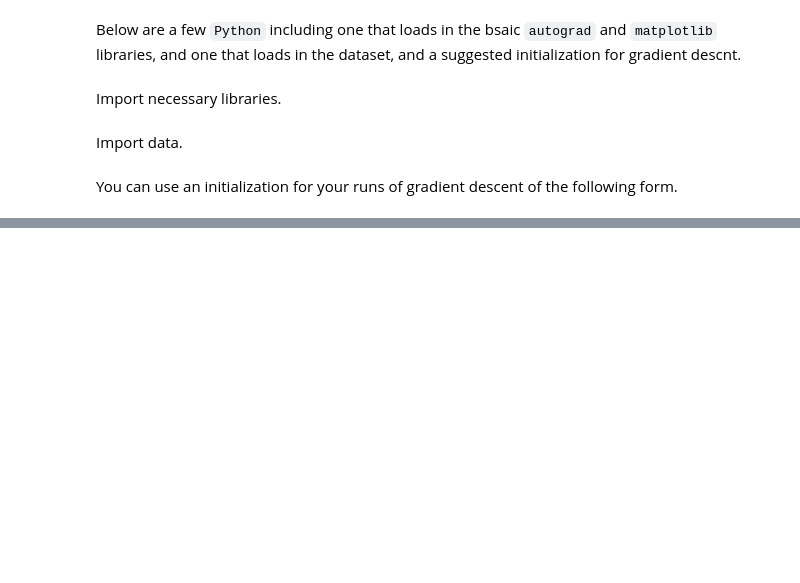
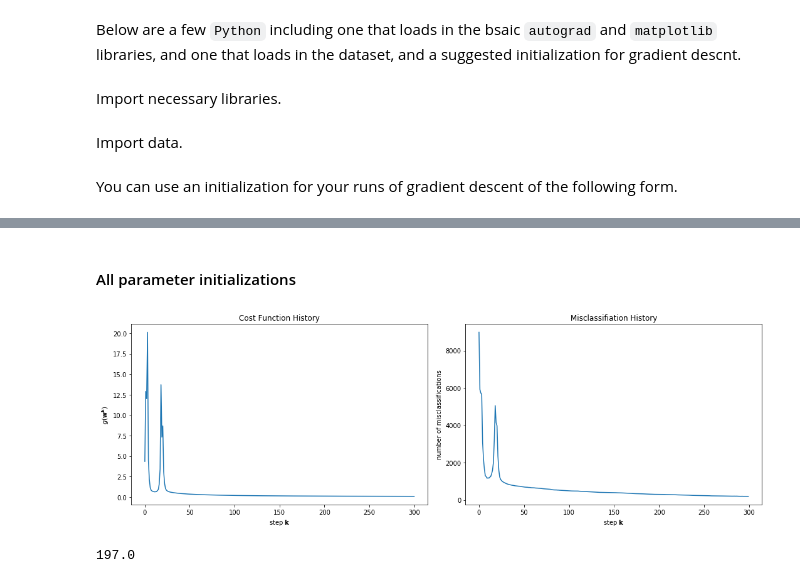
Before and after one commit to adai2017/dlhomework, a Jupyter notebook: dl_assignment_2/deep_learning_hw2.ipynb, the cells around one changed output, grey strips where cells are left out. Drawn from its saved outputs; the diff is of its cells as text; code cells hidden in the pictures; blank space fills up the shorter version.

```diff
--- a/dl_assignment_2/deep_learning_hw2.ipynb
+++ b/dl_assignment_2/deep_learning_hw2.ipynb
@@ -61,0 +118,14 @@ You can use an initialization for your runs of gradient descent of the following
+# %%
+# multiclass counting cost
+def multiclass_counting_cost(w):
+    # pre-compute predictions on all points
+    all_evals = model(x_normalized,w)
+
+    # compute predictions of each input point
+    y_predict = (np.argmax(all_evals,axis = 1))[:,np.newaxis]
+
+    # compare predicted label to actual label
+    count = np.sum(np.abs(np.sign(y - y_predict)))
+
+    # return number of misclassifications
+    return count
@@ -62,2 +169,40 @@ You can use an initialization for your runs of gradient descent of the following
+# %% [markdown]
+#### All parameter initializations
 # %%
 w = 0.1*np.random.randn(x.shape[0] + 1,10)
+max_its = 300
+alpha = 1
+# %%
+g = multiclass_softmax
+weight_history, cost_history = gradient_descent(g, alpha, max_its, w)
+# %%
+misclass = []
+
+for ii in range(0, max_its):
+    count = multiclass_counting_cost(weight_history[ii]);
+
+    misclass.append(count);
+# %%
+from matplotlib import gridspec
+
+fig = plt.figure(figsize = (15,5));
+
+gs = gridspec.GridSpec(1,2);
+ax1 = plt.subplot(gs[0]);
+ax2 = plt.subplot(gs[1]);
+
+ax1.plot(cost_history);
+ax1.set_xlabel(r'step $\mathbf{k}$');
+ax1.set_ylabel(r'$g(\mathbf{w^k})$');
+ax1.set_title('Cost Function History');
+
+ax2.plot(misclass);
+ax2.set_xlabel(r'step $\mathbf{k}$');
+ax2.set_ylabel('number of misclassifications');
+ax2.set_title('Misclassifiation History');
+# %% [output]
+[figure, added]
+# %%
+misclass[-1] # number of misclassifications at the last iteration
+# %% [output]
+197.0
```
Also changed, not shown: parts of 10 cells of this notebook.
